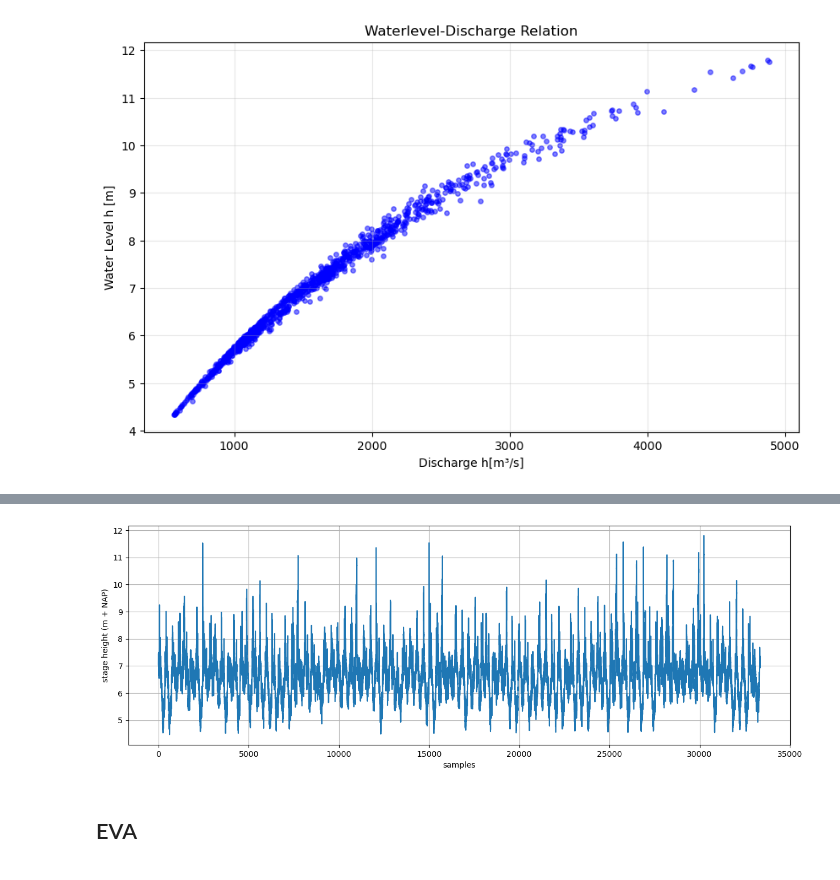
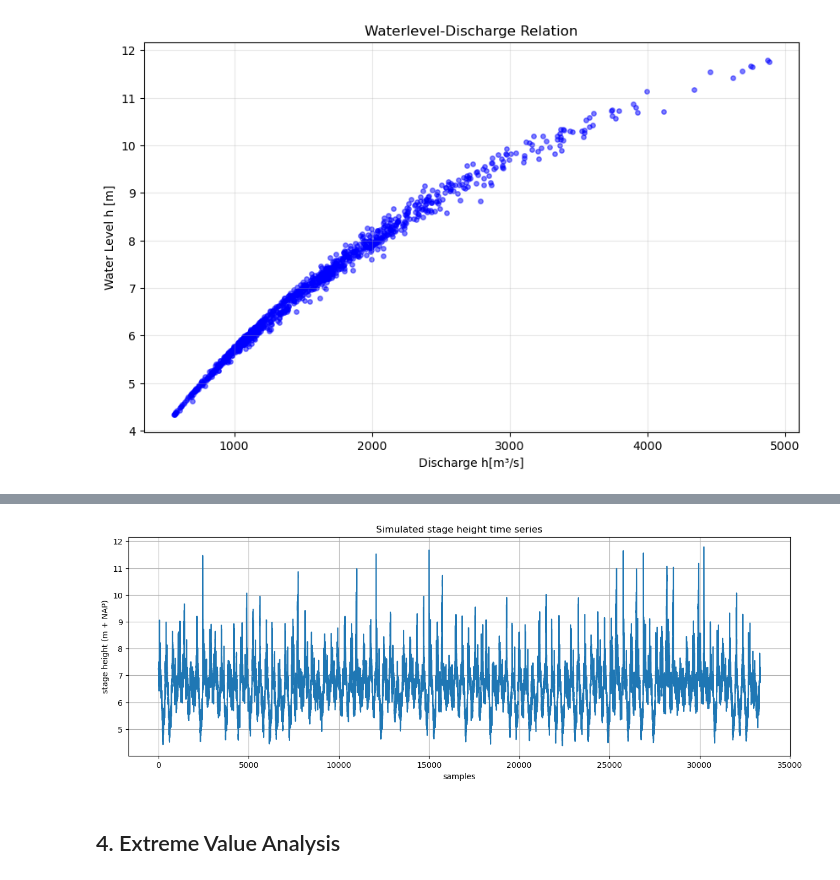
Before and after one commit to Loe-SS/MORE, a Jupyter notebook: EVA Discharge.ipynb, the cells around one changed output, grey strips where cells are left out. Saved outputs shown, nothing was run; the diff lists cells and outputs as text; code cells hidden in the pictures.

```diff
--- a/EVA Discharge.ipynb
+++ b/EVA Discharge.ipynb
@@ -256,13 +235,14 @@ Name: Q_sim, Length: 33352, dtype: float64
 # %%
 plt.figure(figsize=(15,5))
 plt.plot(h_sim.index, h_sim)
 plt.xlabel('samples')
 plt.ylabel('stage height (m + NAP)')
+plt.title('Simulated stage height time series')
 plt.grid()
 # %% [output]
-[figure, old version]
+[figure, new version]
 # %% [markdown]
-## EVA
+## 4. Extreme Value Analysis
 # %%
 fig, ax = plt.subplots(1, 1)
 plt.xlabel('Water level')
```
Also changed, not shown: parts of 20 cells of this notebook.
